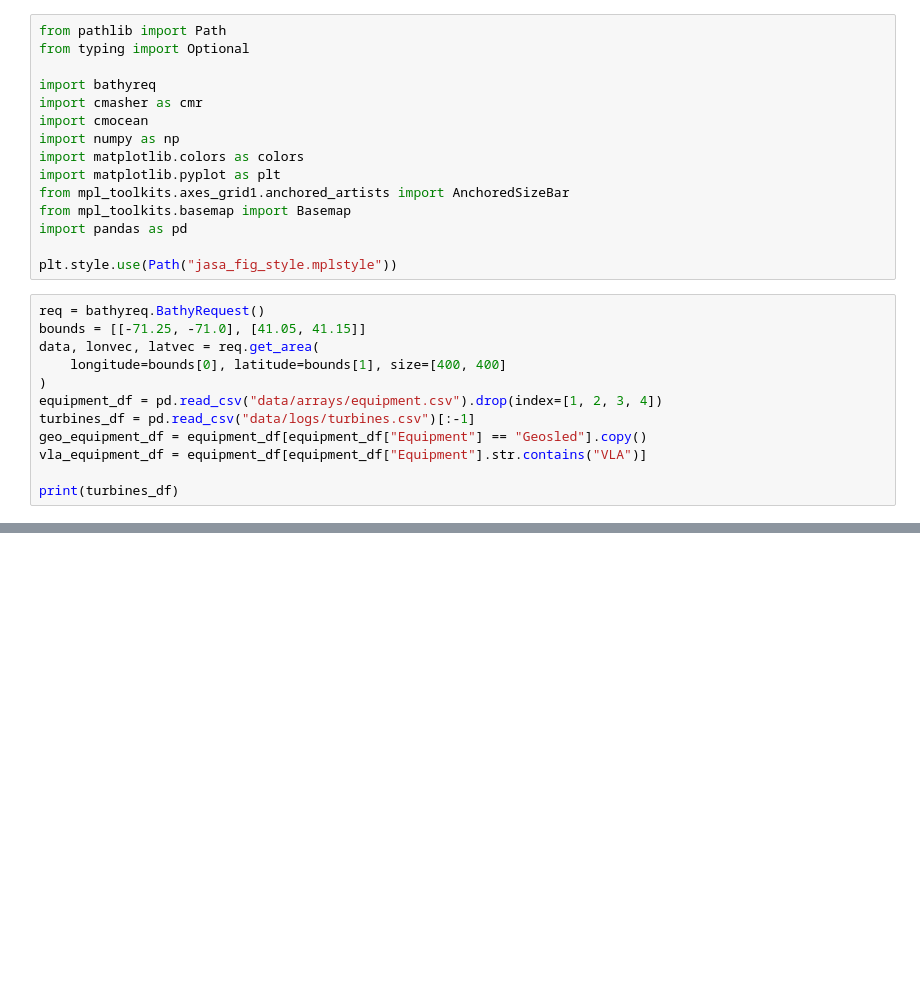
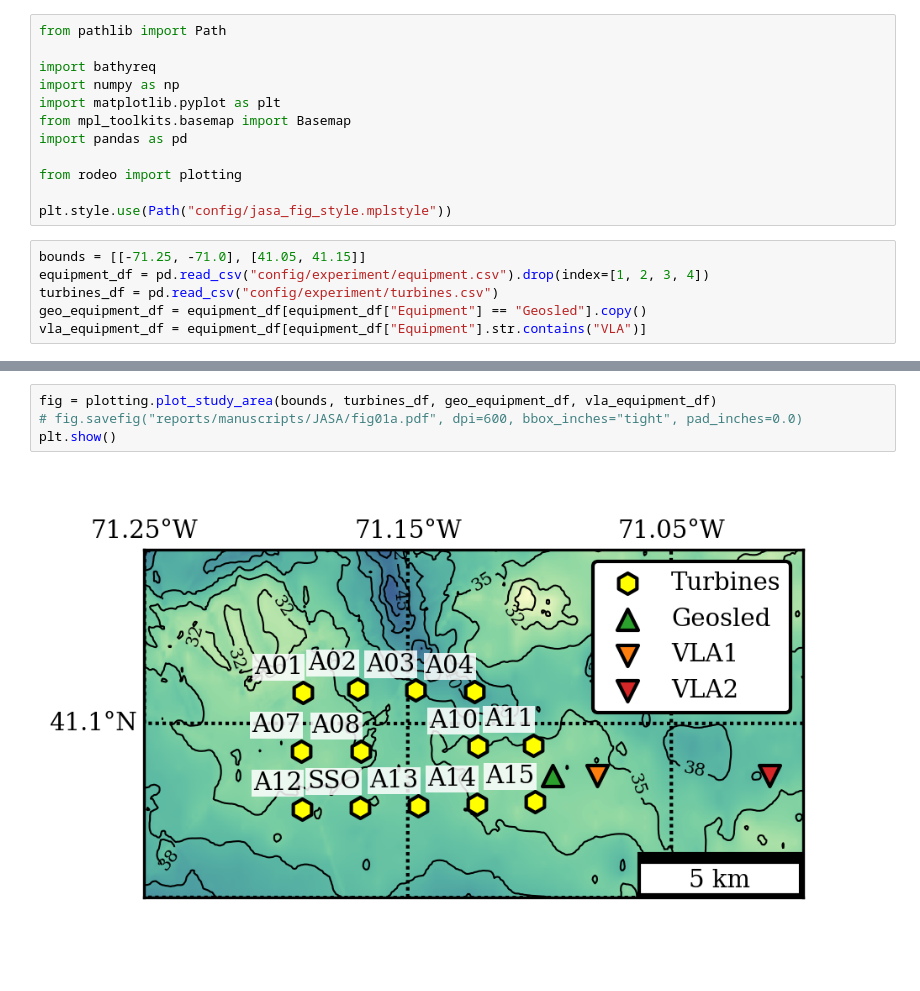
Before and after one commit to NeptuneProjects/RODEO-II_Construction-Soundscape, a Jupyter notebook: scripts/study_area.ipynb, the cells around one changed output, grey strips where cells are left out. Drawn from its saved outputs; the diff is of its cells as text; blank space fills up the shorter version.

```diff
--- a/scripts/study_area.ipynb
+++ b/scripts/study_area.ipynb
@@ -1,30 +7,21 @@
 # %%
 from pathlib import Path
-from typing import Optional
 
 import bathyreq
-import cmasher as cmr
-import cmocean
 import numpy as np
-import matplotlib.colors as colors
 import matplotlib.pyplot as plt
-from mpl_toolkits.axes_grid1.anchored_artists import AnchoredSizeBar
 from mpl_toolkits.basemap import Basemap
 import pandas as pd
 
-plt.style.use(Path("jasa_fig_style.mplstyle"))
+from rodeo import plotting
+
+plt.style.use(Path("config/jasa_fig_style.mplstyle"))
 # %%
-req = bathyreq.BathyRequest()
 bounds = [[-71.25, -71.0], [41.05, 41.15]]
-data, lonvec, latvec = req.get_area(
-    longitude=bounds[0], latitude=bounds[1], size=[400, 400]
-)
-equipment_df = pd.read_csv("data/arrays/equipment.csv").drop(index=[1, 2, 3, 4])
-turbines_df = pd.read_csv("data/logs/turbines.csv")[:-1]
+equipment_df = pd.read_csv("config/experiment/equipment.csv").drop(index=[1, 2, 3, 4])
+turbines_df = pd.read_csv("config/experiment/turbines.csv")
 geo_equipment_df = equipment_df[equipment_df["Equipment"] == "Geosled"].copy()
 vla_equipment_df = equipment_df[equipment_df["Equipment"].str.contains("VLA")]
-
-print(turbines_df)
 # %% [output]
    Turbine       lat       lon
 0      A01  41.10884 -71.18984
@@ -175,0 +40,6 @@ fig.savefig("reports/manuscripts/JASA/fig01a.pdf", dpi=600, bbox_inches="tight",
+# %%
+fig = plotting.plot_study_area(bounds, turbines_df, geo_equipment_df, vla_equipment_df)
+# fig.savefig("reports/manuscripts/JASA/fig01a.pdf", dpi=600, bbox_inches="tight", pad_inches=0.0)
+plt.show()
+# %% [output]
+[figure, added]
```
Also changed, not shown: parts of 5 cells of this notebook.
